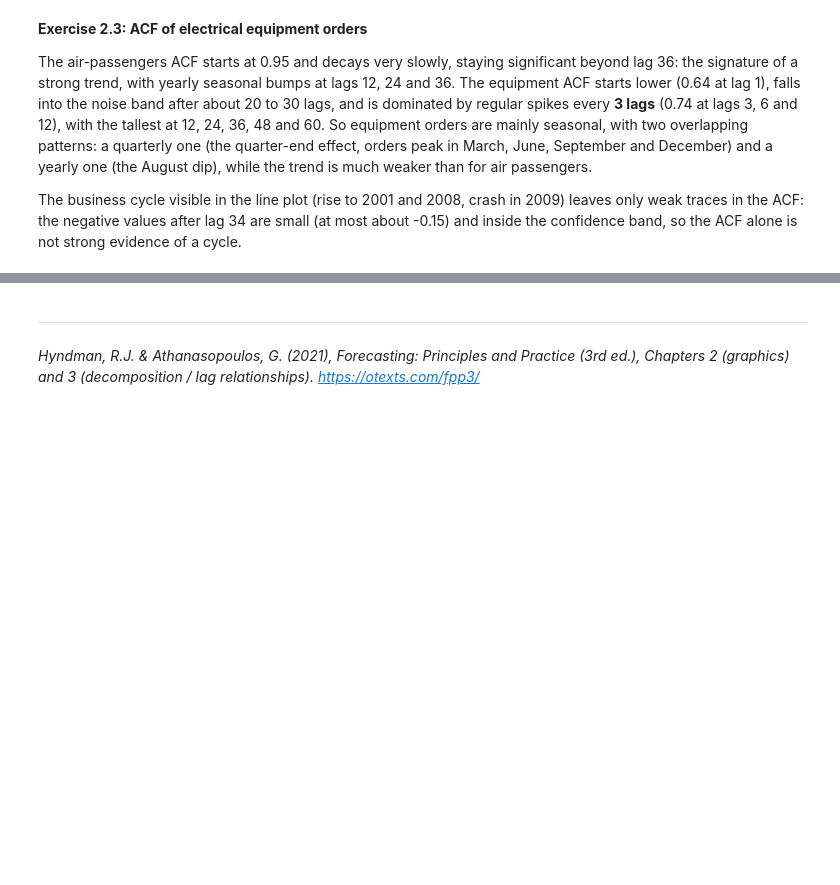
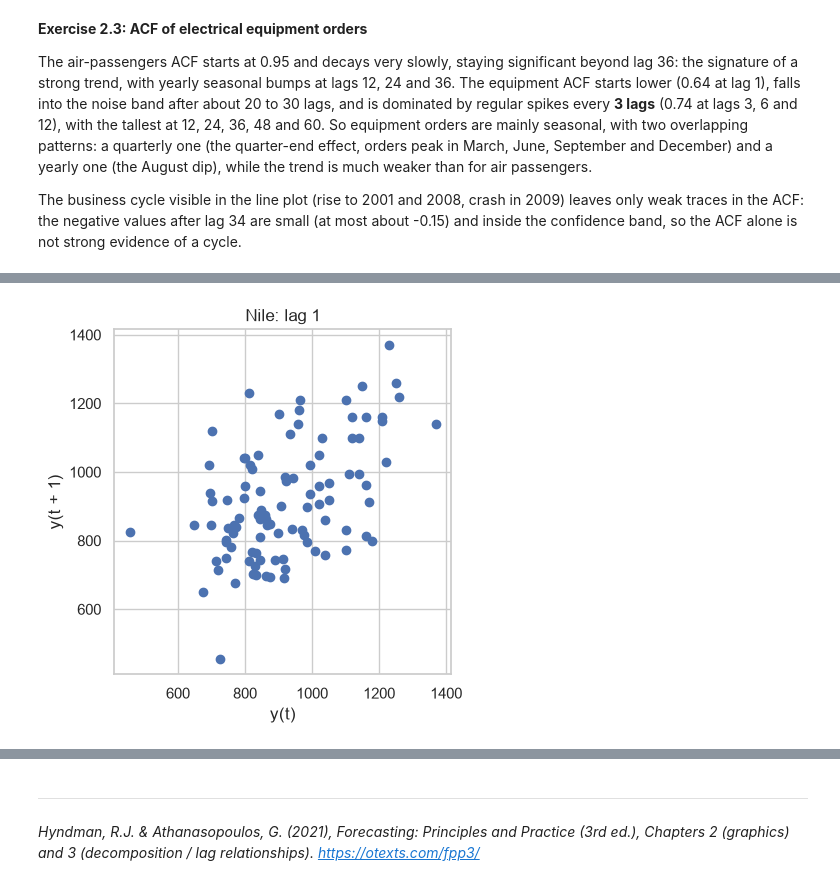
Before and after one commit to rouzbeh-enayatzadeh/ds-time-series-analysis, a Jupyter notebook: 02_eda_and_visualization.ipynb, the cells around one changed output, grey strips where cells are left out. Drawn from its saved outputs; the diff is of its cells as text; code cells hidden in the pictures; blank space fills up the shorter version.

```diff
--- a/02_eda_and_visualization.ipynb
+++ b/02_eda_and_visualization.ipynb
@@ -372,0 +387,8 @@ The business cycle visible in the line plot (rise to 2001 and 2008, crash in 200
+# %%
+fig, ax = plt.subplots(figsize=(4.5, 4.5))
+pd.plotting.lag_plot(nile_series, lag=1, ax=ax)
+ax.set_title("Nile: lag 1")
+plt.tight_layout()
+plt.show()
+# %% [output]
+[figure, added]
```
Also changed, not shown: parts of 3 cells of this notebook.
